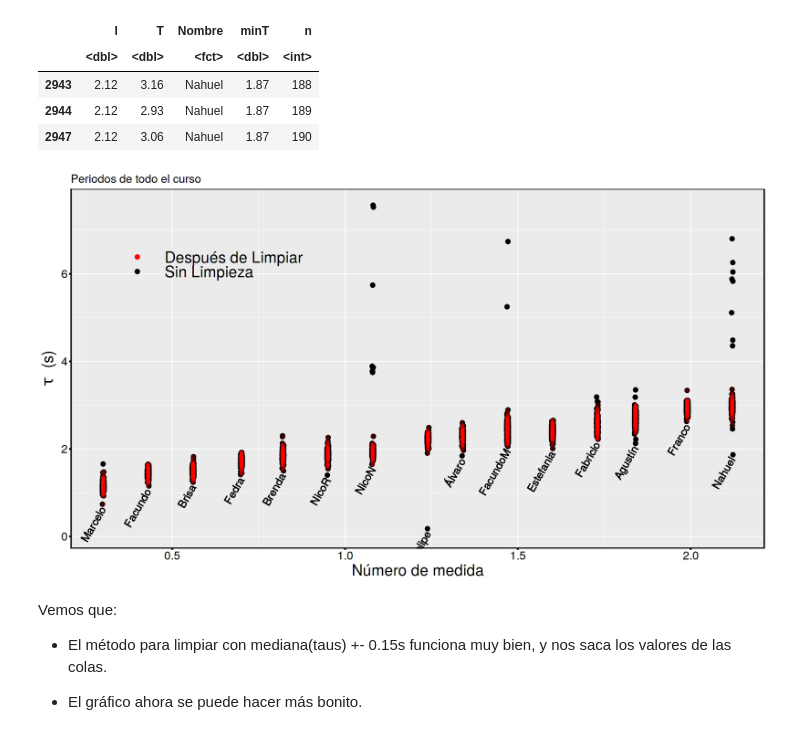
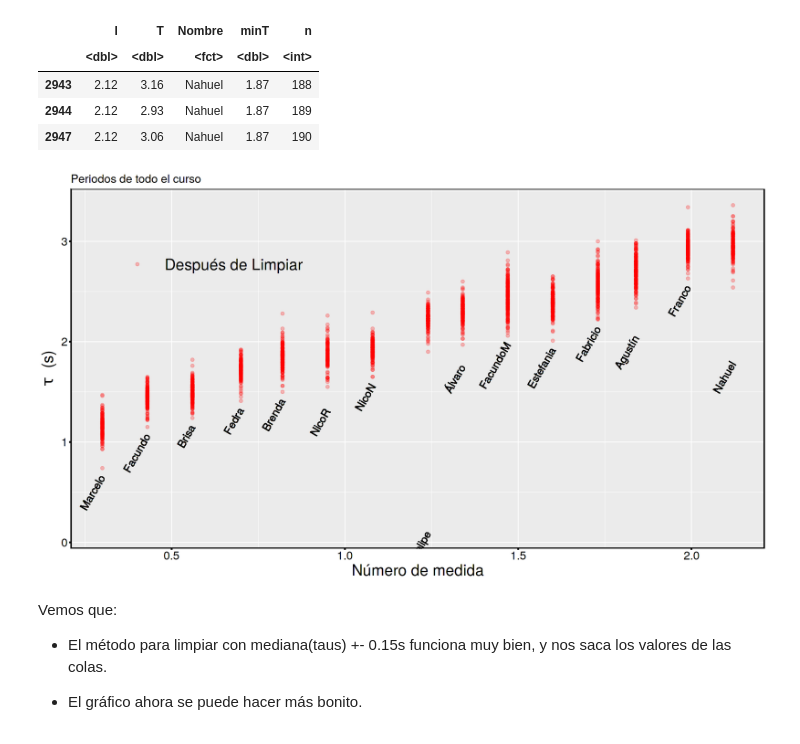
Before and after one commit to juanpabloderosas/FexpI, a Jupyter notebook: Análisis de Datos/Labo2/AnDatosLabo2.ipynb, the cells around one changed output. Saved outputs shown, nothing was run; the diff lists cells and outputs as text; code cells hidden in the pictures.

```diff
--- a/Análisis de Datos/Labo2/AnDatosLabo2.ipynb
+++ b/Análisis de Datos/Labo2/AnDatosLabo2.ipynb
@@ -6,18 +3,3 @@ rm(list=lsf.str());
-# %%
-#carga librerías
-library("lattice")
-library("ggplot2")
-library("latex2exp")
-suppressMessages(library("crayon"))
-
-#si no están instaladas, usar: install.packages("crayon", dependencies = T)
-#obvio, cambiar crayon por las librerías que necesiten
-
-#tamaño de la figura en Jupyter
-fig <- function(width, heigth) {
-    options(repr.plot.width = width, repr.plot.height = heigth)
-}
-fig(26,14);
 # %%
 #tema de graficación
 library("ggplot2")
@@ -396,17 +380,17 @@ A data.frame: 3 × 5
 | 2947 | 2.12 | 3.06 | Nahuel | 1.87 | 190 |
 # %%
 gdt <- ggplot() +
-geom_point(data = dt, aes(x = l, y = T, colour = "Sin Limpieza"),position = position_jitter(0.0025), size = 3) +
+#geom_point(data = dt, aes(x = l, y = T, colour = "Sin Limpieza"),position = position_jitter(0.0025), size = 3) +
 geom_point(data = dt_limpio, aes(x = l, y = T, colour = "Después de Limpiar"), size = 2, alpha = 0.25) +
 geom_text(data = dt_limpio, aes(x = l, y = minT, angle = 60, label = Nombre), size = 6, hjust = 1, nudge_y = -0.075) +
 scale_colour_manual(values = c("Después de Limpiar"="Red", "Sin Limpieza" = "Black"), name = NULL, ) +
 ylab(TeX("$\\tau \\; (s)$")) + xlab("Número de medida") + ggtitle("Periodos de todo el curso") +
 temajuan + theme(legend.direction = "vertical", legend.position = c(0.2,0.8))
 
 fig(16,9)
 gdt
 # %% [output]
-[figure, old version]
+[figure, new version]
 # %% [markdown]
 Vemos que:
 
```
Also changed, not shown: parts of 9 cells of this notebook, 1 other file.
